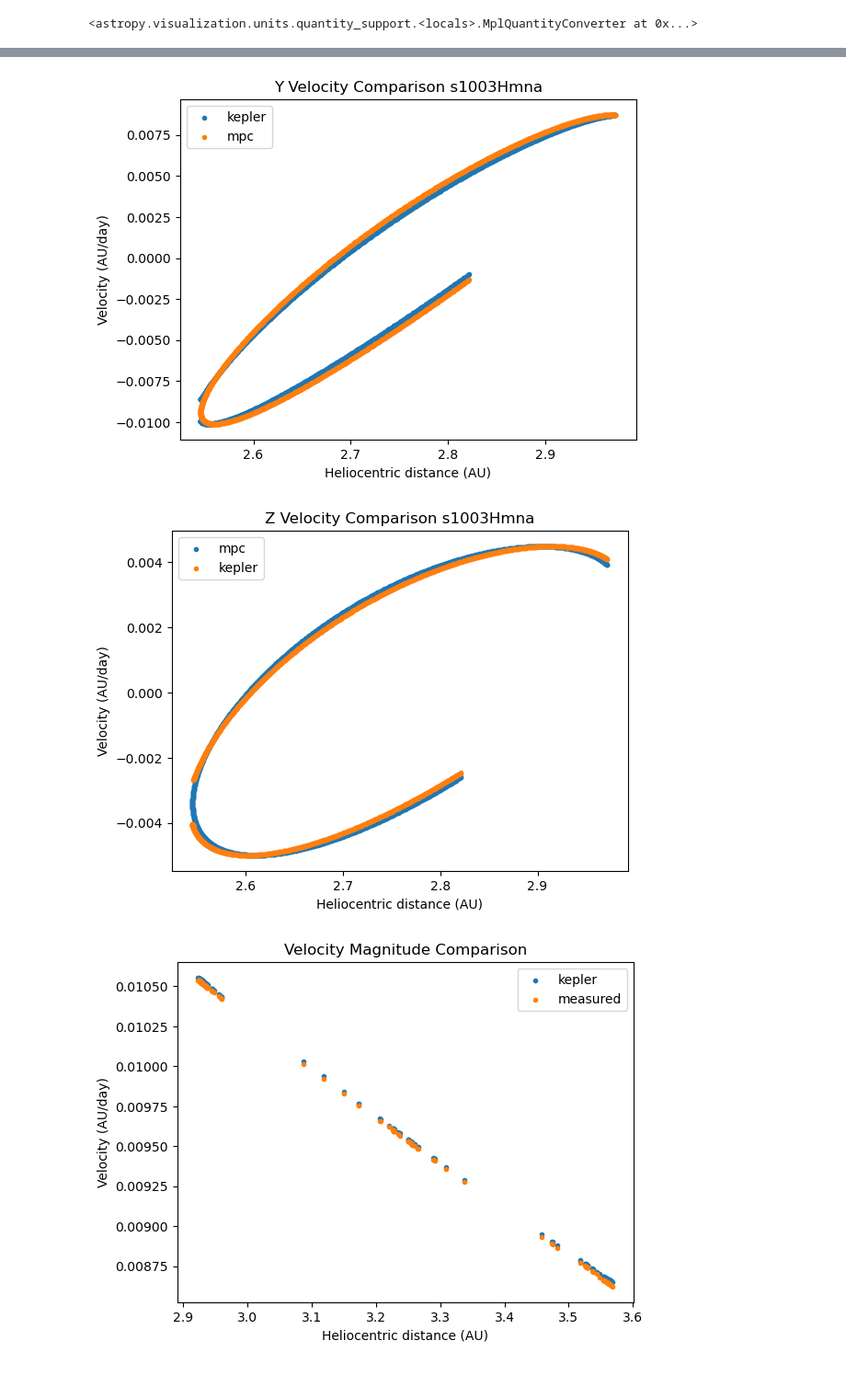
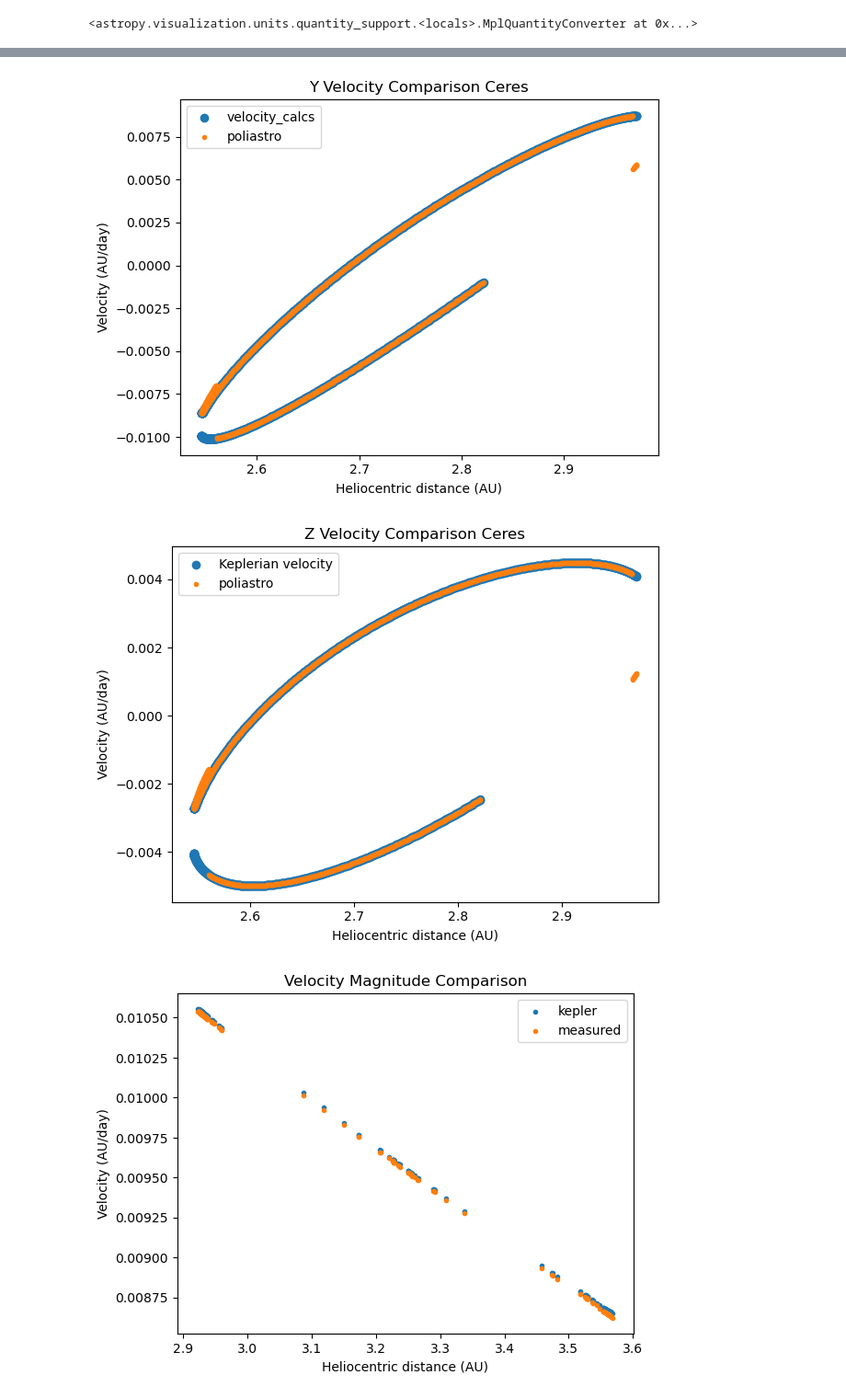
Before and after one commit to ewhite42/lsst_seti, a Jupyter notebook: sycorax_search/verify_velocity.ipynb, the cells around one changed output, grey strips where cells are left out. Shown: that part at 92% size. Drawn from its saved outputs; the diff is of its cells as text; code cells hidden in the pictures.

```diff
--- a/sycorax_search/verify_velocity.ipynb
+++ b/sycorax_search/verify_velocity.ipynb
@@ -11,9 +11,9 @@ quantity_support()
 ## load in the data, created using prep_csv.py
 #infile_name = '/home/ellie/research/lsst/s1003Hmna_data_vel_poli.csv'
 infile_name = '/home/ellie/research/lsst/mpcorb_ceres_vel_22aug.csv' #S100a6n8a_data_vel.csv'
-#infile_name_poli = '/home/ellie/research/lsst/S100a6n8a_data_vel_poli.csv'
+infile_name_poli = '/home/ellie/research/lsst/mpcorb_ceres_vel_22aug_poli.csv' #S100a6n8a_data_vel_poli.csv'
 
 df = pd.read_csv(infile_name)
-#df_poli = pd.read_csv(infile_name_poli)
+df_poli = pd.read_csv(infile_name_poli)
 # %%
 #plt.scatter(df['r'], df['x_dotk']-df_poli['x_dotk'], marker='.', label='kepler')
@@ -33,35 +34,45 @@ plt.show()
 # %%
+## convert poliastro data from ecliptic to j2000
+eps = np.radians(23.43928)
+vy = np.cos(eps)*df_poli['y_dotk'] - np.sin(eps)*df_poli['z_dotk']
+
 ## plot the velocities overlaid on each other
 
-plt.scatter(df['heliocentricDist'], df['y_dotk'], marker='.', label='kepler') #df['y_dotk'], marker='.', label='kepler')
-plt.scatter(df['heliocentricDist'], df["Y'"], marker='.', label='mpc')
+#plt.scatter(df['heliocentricDist'], df["Y'"], marker='.', label='MPC ephemeris data')
+plt.scatter(df['heliocentricDist'], df['y_dotk'], label='velocity_calcs') #df['y_dotk'], marker='.', label='kepler')
 #plt.scatter(df['r'], df['heliocentricVY'], marker='.', label='measured')
-#plt.scatter(df_poli['r'], df_poli['y_dotk'], marker='.', label='poli')
-plt.title('Y Velocity Comparison s1003Hmna')
+plt.scatter(df_poli['heliocentricDist'], vy, marker='.', label='poliastro')
+plt.title('Y Velocity Comparison Ceres')
 plt.legend()
 
 plt.xlabel('Heliocentric distance (AU)')
 plt.ylabel('Velocity (AU/day)')
-plt.savefig('/home/ellie/research/lsst/yvelocity_s1003Hmna.png')
+plt.tight_layout()
+plt.savefig('/home/ellie/research/lsst/yvelocity_ceres_poli.png')
 plt.show()
 # %% [output]
-[figure, old version]
+[figure, new version]
 # %%
+## convert poliastro data from ecliptic to j2000
+eps = np.radians(23.43928)
+vz = np.sin(eps)*df_poli['y_dotk'] + np.cos(eps)*df_poli['z_dotk'] #-Y_dot*np.sin(i) #v_xyz[2]
+
 ## plot the velocities overlaid on each other
 
-plt.scatter(df['heliocentricDist'], df["Z'"], marker='.', label='mpc')
-plt.scatter(df['heliocentricDist'], df['z_dotk'], marker='.', label='kepler')
+#plt.scatter(df['heliocentricDist'], df["Z'"], marker='.', label='velocity_calcs')
+plt.scatter(df['heliocentricDist'], df['z_dotk'], label='Keplerian velocity')
 #plt.scatter(df['r'], df['heliocentricVZ'], marker='.', label='measured')
-#plt.scatter(df_poli['r'], df_poli['z_dotk'], marker='.', label='poli')
-plt.title('Z Velocity Comparison s1003Hmna')
+plt.scatter(df_poli['heliocentricDist'], vz, marker='.', label='poliastro')
+plt.title('Z Velocity Comparison Ceres')
 plt.legend()
 
 plt.xlabel('Heliocentric distance (AU)')
 plt.ylabel('Velocity (AU/day)')
-plt.savefig('/home/ellie/research/lsst/zvelocity_s1003Hmna.png')
+plt.tight_layout()
+plt.savefig('/home/ellie/research/lsst/zvelocity_ceres_poli.png')
 plt.show()
 # %% [output]
-[figure, old version]
+[figure, new version]
 # %%
 ## plot the velocities overlaid on each other
 
```
Also changed, not shown: parts of 1 cell of this notebook, 9 other files.
